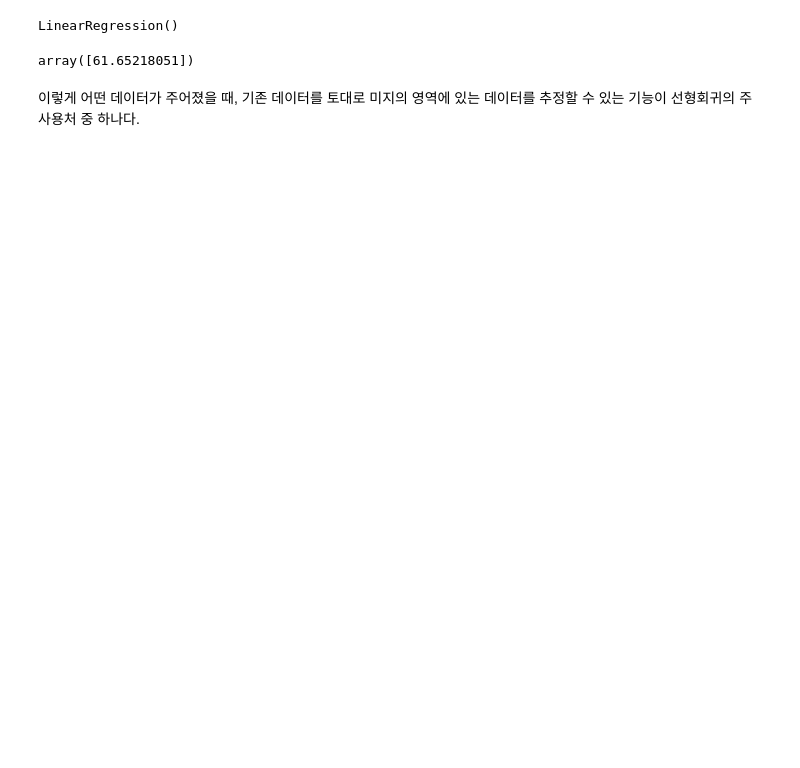
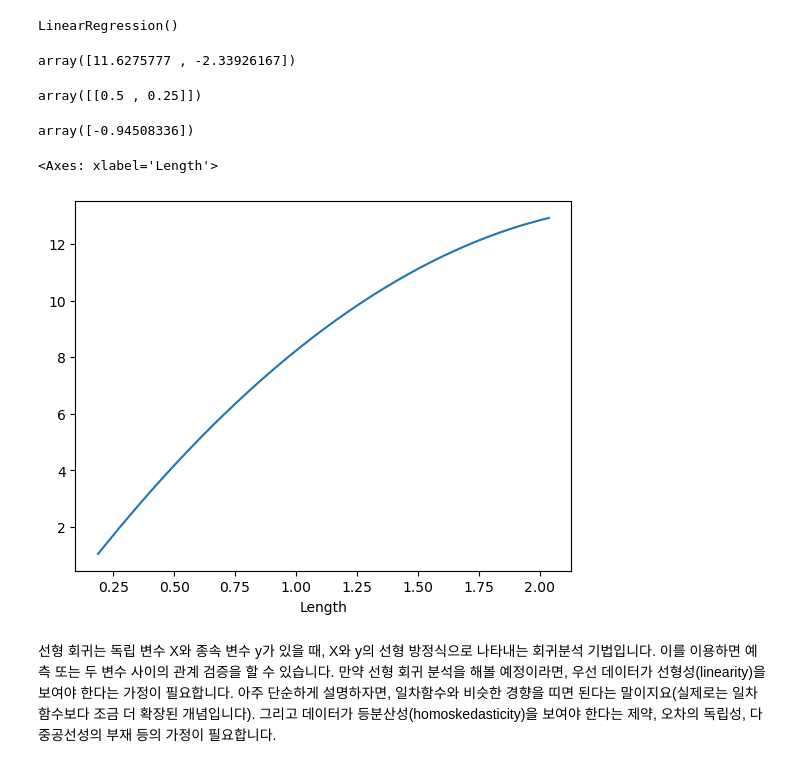
Before and after one commit to oxorudo/Chunjae_Bigdata_9th, a Jupyter notebook: 8.19 ~ 8.26/machinelearning_test/LinearRegression.ipynb, the cells around one changed output. Cells and saved outputs as stored; diff of their text form; code cells hidden in the pictures; blank space fills up the shorter version.

```diff
--- a/8.19 ~ 8.26/machinelearning_test/LinearRegression.ipynb
+++ b/8.19 ~ 8.26/machinelearning_test/LinearRegression.ipynb
@@ -22,14 +23,38 @@ sns.regplot(data=crab, x='Length', y='Age', marker='+')
 [figure]
+# %%
+from sklearn.preprocessing import PolynomialFeatures
+
+poly = PolynomialFeatures(degree=2, include_bias = False)
+# %%
+crab_poly = poly.fit_transform(crab['Length'].values.reshape(-1,1))
 # %%
 # 게의 길이에 따른 나이 예측 모델
-reg.fit(crab['Length'].values.reshape(-1,1), crab['Age'])
+# reg.fit(crab['Length'].values.reshape(-1,1), crab['Age'])
+
+reg.fit(crab_poly, crab['Age'])
 # %% [output]
 LinearRegression()
+# %%
+reg.coef_ # 경향성을 파악 가능(혼동 행렬과 같은 역할) == 기울기
+# %% [output]
+array([11.6275777 , -2.33926167])
+# %%
+poly.fit_transform([[.5]])
+# %% [output]
+array([[0.5 , 0.25]])
 # %%
 # 데이터에는 없는 나이 입력해서 나이 예측
 # 만약 몸 길이가 10이라면 나이는 61세라는 예측 결과 도출
-reg.predict([[10]])
+reg.predict([[.01,.001]])
 # %% [output]
-array([61.65218051])
+array([-0.94508336])
-# %% [markdown]
-이렇게 어떤 데이터가 주어졌을 때, 기존 데이터를 토대로 미지의 영역에 있는 데이터를 추정할 수 있는 기능이 선형회귀의 주 사용처 중 하나다.
+# %%
+y_pred = reg.predict(crab_poly)
+df = pd.DataFrame(crab_poly)
+# %%
+sns.lineplot(data=df, x=crab['Length'], y=y_pred)
+# %% [output]
+<Axes: xlabel='Length'>
+[figure, added]
+# %% [markdown]
+선형 회귀는 독립 변수 X와 종속 변수 y가 있을 때, X와 y의 선형 방정식으로 나타내는 회귀분석 기법입니다. 이를 이용하면 예측 또는 두 변수 사이의 관계 검증을 할 수 있습니다. 만약 선형 회귀 분석을 해볼 예정이라면, 우선 데이터가 선형성(linearity)을 보여야 한다는 가정이 필요합니다. 아주 단순하게 설명하자면, 일차함수와 비슷한 경향을 띠면 된다는 말이지요(실제로는 일차함수보다 조금 더 확장된 개념입니다). 그리고 데이터가 등분산성(homoskedasticity)을 보여야 한다는 제약, 오차의 독립성, 다중공선성의 부재 등의 가정이 필요합니다.
```
Also changed, not shown: parts of 2 cells of this notebook, 11 other files.
